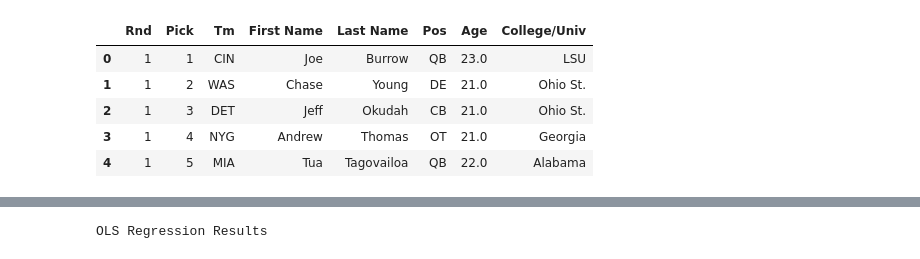
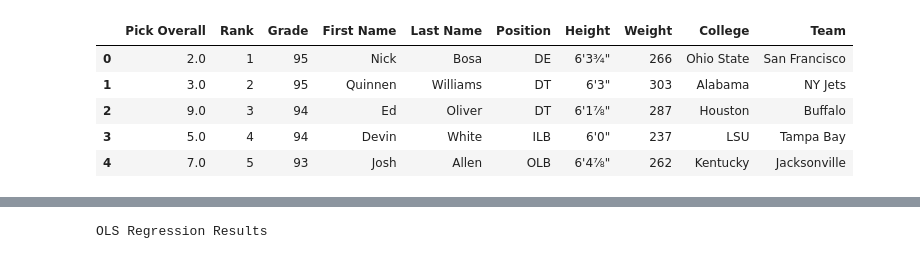
Before and after one commit to walshja03/NFLDraftAnalysis, a Jupyter notebook: RankVsDraft.ipynb, the cells around one changed output, grey strips where cells are left out. Cells and saved outputs as stored; diff of their text form; code cells hidden in the pictures.

```diff
--- a/RankVsDraft.ipynb
+++ b/RankVsDraft.ipynb
@@ -1,30 +1,35 @@
 # %%
 import pandas as pd
 import seaborn as sns
 import scipy.stats as st
 import matplotlib.pyplot as plt
 import statsmodels.api as sm
 
 d2020= pd.read_csv("DraftResultsData/2020draft.csv")
 
 #Create list to store players names for cleaning up
 split_player = d2020["Player"]
 #Split out and store the name of the player
 players=[i.split("\\")[0] for i in split_player]
 #Split out and store first and last names
 fname = [i.split(maxsplit = 1)[0] for i in players]
 lname = [i.split(maxsplit = 1)[1] for i in players]
 #Add first and last name columns
 d2020["First Name"]=fname
 d2020["Last Name"]=lname
 
 #Create new df in the format desired
 d2020c = d2020[["Rnd","Pick","Tm","First Name","Last Name","Pos","Age","College/Univ"]]
-d2020c.head()
+
+#Import data from 2019 draft
+d2019= pd.read_csv("DraftResultsData/2019Draft_Rank.csv")
+#Create df that only includes players drafted
+drafted2019 = d2019.dropna()
+drafted2019.head()
 # %% [output]
-|  | Rnd | Pick | Tm | First Name | Last Name | Pos | Age | College/Univ |
-| 0 | 1 | 1 | CIN | Joe | Burrow | QB | 23.0 | LSU |
-| 1 | 1 | 2 | WAS | Chase | Young | DE | 21.0 | Ohio St. |
-| 2 | 1 | 3 | DET | Jeff | Okudah | CB | 21.0 | Ohio St. |
-| 3 | 1 | 4 | NYG | Andrew | Thomas | OT | 21.0 | Georgia |
-| 4 | 1 | 5 | MIA | Tua | Tagovailoa | QB | 22.0 | Alabama |
+|  | Pick Overall | Rank | Grade | First Name | Last Name | Position | Height | Weight | College | Team |
+| 0 | 2.0 | 1 | 95 | Nick | Bosa | DE | 6'3¾" | 266 | Ohio State | San Francisco |
+| 1 | 3.0 | 2 | 95 | Quinnen | Williams | DT | 6'3" | 303 | Alabama | NY Jets |
+| 2 | 9.0 | 3 | 94 | Ed | Oliver | DT | 6'1⅞" | 287 | Houston | Buffalo |
+| 3 | 5.0 | 4 | 94 | Devin | White | ILB | 6'0" | 237 | LSU | Tampa Bay |
+| 4 | 7.0 | 5 | 93 | Josh | Allen | OLB | 6'4⅞" | 262 | Kentucky | Jacksonville |
```
Also changed, not shown: parts of 7 cells of this notebook, 2 other files.
